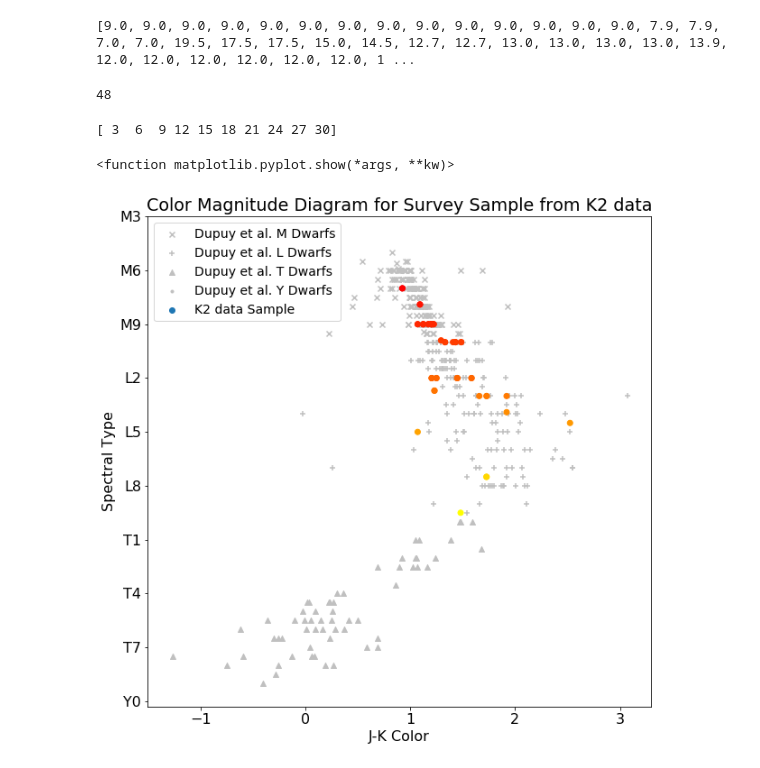
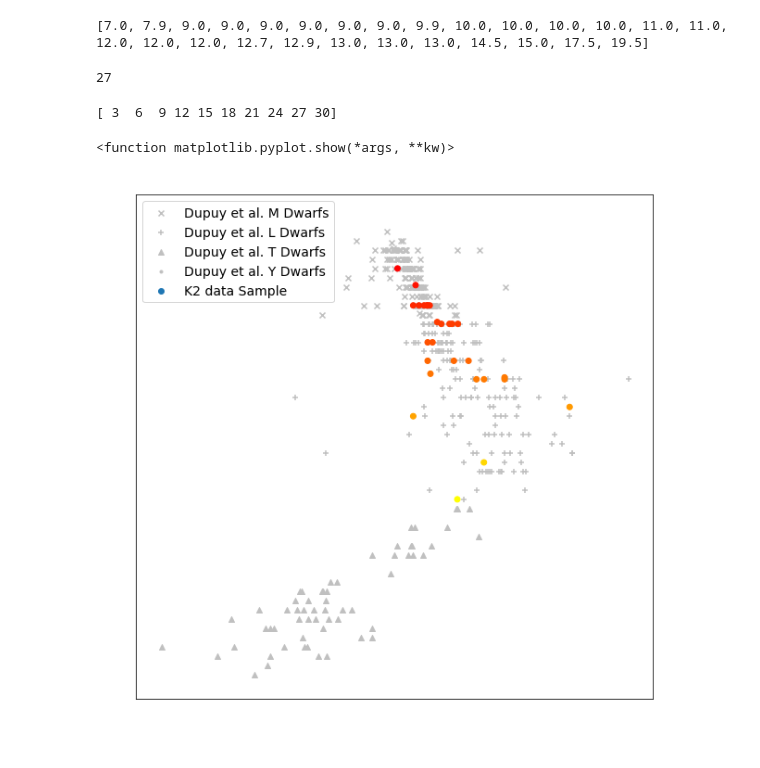
Before and after one commit to ammccarthy/BDvariabilityREU, a Jupyter notebook: K2data/CMD and Histogram.ipynb, the cells around one changed output. Saved outputs shown, nothing was run; the diff lists cells and outputs as text; code cells hidden in the pictures.

```diff
--- a/K2data/CMD and Histogram.ipynb
+++ b/K2data/CMD and Histogram.ipynb
@@ -4,7 +4,7 @@ import csv
 import lightkurve as lk
 from lightkurve import search_targetpixelfile
 import matplotlib.pyplot as plt
-plt.rcParams.update({'font.size': 16})
+plt.rcParams.update({'font.size': 22})
 import astropy.units as u
 import sys, string, calendar, datetime, traceback
 import numpy as np
@@ -195,52 +195,57 @@ header=next(csv_spec_type_file)
 # %%
 spec_types=[]
 JminK_vals=[]
+oldEpic=0
 for row in csv_spec_type_file:
-  try:
-     spec_type = float(row[5])
-     spec_types.append(spec_type)
-     J_mag=float(row[7])
-     K_mag=float(row[9])
-     JminusK=J_mag-K_mag
-     JminK_vals.append(JminusK)
-  except:
-     pass
-     print ('i had a problem')
+#  try:
+     EPIC=int(row[0])
+     if oldEpic!=EPIC:
+        spec_type = float(row[5])
+        spec_types.append(spec_type)
+        J_mag=float(row[7])
+        K_mag=float(row[9])
+        JminusK=J_mag-K_mag
+        JminK_vals.append(JminusK)
+        oldEpic=EPIC
+
+#  except:
+#     pass
+#     print ('i had a problem')
 
 print(spec_types)
 len(spec_types)
 # %% [output]
-[9.0, 9.0, 9.0, 9.0, 9.0, 9.0, 9.0, 9.0, 9.0, 9.0, 9.0, 9.0, 9.0, 9.0, 7.9, 7.9, 7.0, 7.0, 19.5, 17.5, 17.5, 15.0, 14.5, 12.7, 12.7, 13.0, 13.0, 13.0, 13.0, 13.9, 12.0, 12.0, 12.0, 12.0, 12.0, 12.0, 1 ...
+[7.0, 7.9, 9.0, 9.0, 9.0, 9.0, 9.0, 9.0, 9.9, 10.0, 10.0, 10.0, 10.0, 11.0, 11.0, 12.0, 12.0, 12.0, 12.7, 12.9, 13.0, 13.0, 13.0, 14.5, 15.0, 17.5, 19.5]
-48
+27
 # %%
 fig = plt.figure(figsize=(10,10))
 ax1 = fig.add_subplot(111)
 ax1.scatter(JminusK_mags_Mextradata,spec_type_Mextradata,color='#C0C0C0', label='Dupuy et al. M Dwarfs', marker='x')
 ax1.scatter(JminusK_mags_Lextradata,spec_type_Lextradata,color='#C0C0C0', label='Dupuy et al. L Dwarfs', marker='+')
 ax1.scatter(JminusK_mags_Textradata,spec_type_Textradata,color='#C0C0C0', label='Dupuy et al. T Dwarfs', marker='^')
 ax1.scatter(JminusY_mags_Yextradata,spec_type_Yextradata,color='#C0C0C0', label='Dupuy et al. Y Dwarfs', marker='.')
 ax1.scatter(JminK_vals,spec_types,c=spec_types, cmap='autumn',label='K2 data Sample')
 
 y_spec_types=np.arange(3,33,3)
 print(y_spec_types)
 my_yticks = ['M3','M6','M9','L2','L5','L8','T1','T4','T7','Y0']
 plt.yticks(y_spec_types, my_yticks)
-ax1.yaxis.label.set_color('black')
-ax1.xaxis.label.set_color('black')
-ax1.title.set_color('black')
-ax1.tick_params(axis='x', colors='black')
-ax1.tick_params(axis='y', colors='black')
+ax1.yaxis.label.set_color('white')
+ax1.xaxis.label.set_color('white')
+ax1.title.set_color('white')
+ax1.tick_params(axis='x', colors='white')
+ax1.tick_params(axis='y', colors='white')
 
 plt.title('Color Magnitude Diagram for Survey Sample from K2 data')
 plt.xlabel('J-K Color')
 plt.ylabel('Spectral Type')
 plt.gca().invert_yaxis()
 plt.legend(loc='upper left',prop={'size': 14})
 plt.show
 # %% [output]
 [ 3  6  9 12 15 18 21 24 27 30]
 <function matplotlib.pyplot.show(*args, **kw)>
-[figure, old version]
+[figure, new version]
 # %%
 import pandas
 from collections import Counter
```
Also changed, not shown: parts of 5 cells of this notebook, 1 other file.
